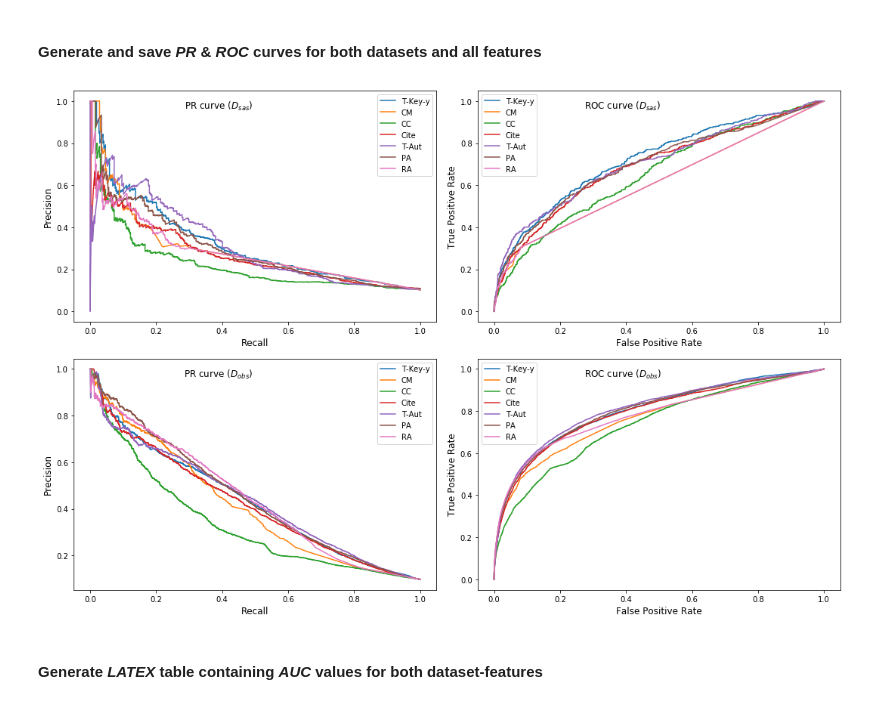
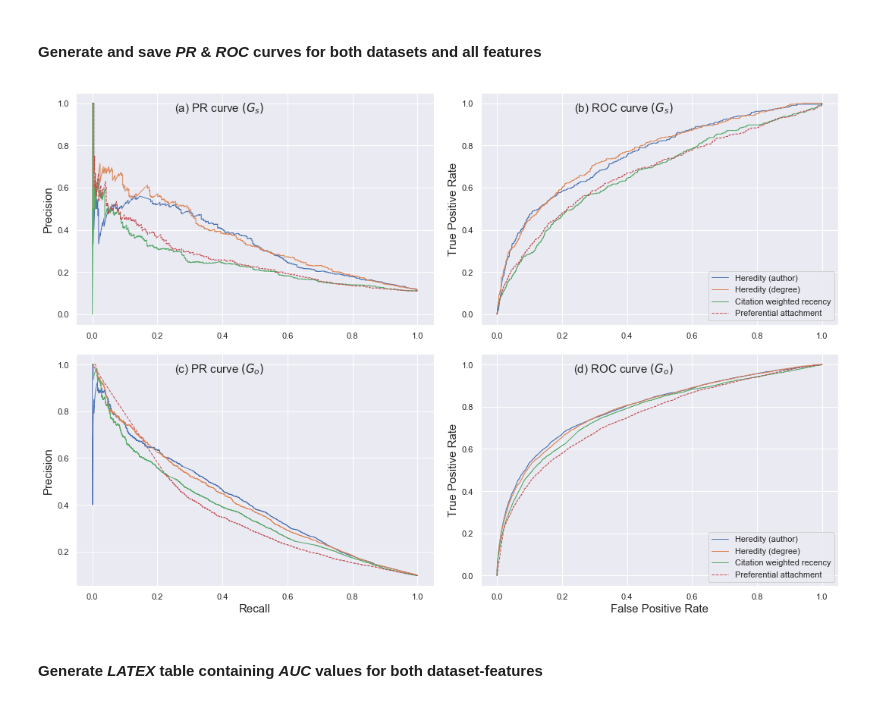
Before and after one commit to ffaisal93/linkPrediction, a Jupyter notebook: link_prediction.ipynb, the cells around one changed output. Saved outputs shown, nothing was run; the diff lists cells and outputs as text; code cells hidden in the pictures.

```diff
--- a/link_prediction.ipynb
+++ b/link_prediction.ipynb
@@ -42,7 +42,7 @@ from keras.models import load_model
 # %%
 #########dataset and domain selection : sleep apnea: 0 ; obesity:1
 importlib.reload(ut)
-select_domain  = 1
+select_domain  = 0
 domain = ['apnea','obesity']
 root = '../linkPrediction/'
 filepath=[['dataset/apnea-all,3.csv',
@@ -72,5 +72,5 @@ graphpath
 # %%
 #######graph building and saving in graphpath: train graph, test graph and parent graph(previous year of train graph)
 importlib.reload(gr)
-time=[2007,2008,2015,1,1,20]
+# time=[1991,1992,1994,1,1,20]
 gr.dynamic_train_test_graph_build(df, key_list, graphpath, time)
@@ -132,0 +158,11 @@ print(len(g_test_static.edges()))
+# %%
+ts=time[1]
+row = train_data[ts].columns.values.tolist()
+######feature column names
+feature_names = row[2:len(row)]
+#X,y, data_len_dm = cl.reshape_feature_data_for_classification(train_data, edge_list, time)
+columns_drop = list(set(feature_names).difference(set(['citation1'])))
+pruned_data = copy.deepcopy(train_data)
+pruned_data = fs.drop_feature_columns(pruned_data, columns_drop, time)
+#data reshape for classification model (data_len_dm=[input sample length, input dimension, output dimension])
+X,y, data_len_dm = cl.reshape_feature_data_for_classification(pruned_data, edge_list, time)
@@ -136,6 +174,8 @@ print(len(g_test_static.edges()))
 importlib.reload(ut)
 train_data = ut.load_data(datapath, domain[select_domain], "train_data", time)
 node_feature = ut.load_data(datapath, domain[select_domain], "node_feature", time)
+edge_list = ut.load_data(datapath, domain[select_domain], "edge_list", time)
 print('train data length:',len(train_data))
 print('node feature length:',len(node_feature))
+print('edge_list length:',len(edge_list))
 # %% [output]
@@ -370,56 +460,72 @@ plt.show()
 # %% [markdown]
 #### Generate and save *PR* & *ROC* curves for both datasets and all features
 # %%
+import seaborn as sns; sns.set(color_codes=True)
+names = {'author':'Heredity (author)','article':'Heredity (article)','degree':'Heredity (degree)','y_weight1':'T-Key-y',
+         'res_aloc':'RA','cm':'Common neighbour','close':'CC','pref':'Preferential attachment',
+         'citation':'Citation weighted recency'}
 plt.figure(figsize=(15,10))
 plt.subplot(2,2,1)
 for i,row in enumerate(results_apnea):
 #     if i==1 or i==2 or i==5 or i==7:
-    name = row['model name'].split('-')[3]
-    plt.plot(row['recall'],row['precision'],label = names[name])
-plt.legend(loc='best')
-plt.title("PR curve $(D_{sas})$", position=(0.4, 0.9),fontsize=12)
-plt.xlabel('Recall', fontsize=12)
-plt.ylabel('Precision', fontsize=12)
+    name = row['model name']
+    if i==4:
+        plt.plot(row['recall'],row['precision'],'--', linewidth=1,label = names[name])
+    elif i==3 or i==0 or i==2:
+        plt.plot(row['recall'],row['precision'],'-', linewidth=1,label = names[name])
+# plt.legend(loc='best',fancybox=True)
+plt.title("(a) PR curve $(G_{s})$", position=(0.4, 0.9),fontsize=15)
+# plt.xlabel('Recall', fontsize=12)
+plt.ylabel('Precision', fontsize=15)
 plt.tight_layout()
 plt.subplot(2,2,2)
 for i,row in enumerate(results_apnea):
 #     if i==1 or i==2 or i==5 or i==7:
-    name = row['model name'].split('-')[3]
-    plt.plot(row['false positive'],row['true positive'],label = names[name])
-plt.legend(loc='best')
-plt.title("ROC curve $(D_{sas})$", position=(0.4, 0.9),fontsize=12)
-plt.xlabel('False Positive Rate', fontsize=12)
-plt.ylabel('True Positive Rate', fontsize=12)
+    name = row['model name']
+    if i==4:
+        plt.plot(row['false positive'],row['true positive'],'--',linewidth=1,label = names[name])
+    elif i==0 or i==3 or i==2:
+        plt.plot(row['false positive'],row['true positive'],'-',linewidth=1,label = names[name])
+plt.legend(loc='lower right')
+plt.title("(b) ROC curve $(G_{s})$", position=(0.4, 0.9),fontsize=15)
+# plt.xlabel('False Positive Rate', fontsize=12)
+plt.ylabel('True Positive Rate', fontsize=15)
 plt.tight_layout()
 
 plt.subplot(2,2,3)
 for i,row in enumerate(results_obesity):
 #     if i==1 or i==2 or i==5 or i==7:
-    name = row['model name'].split('-')[3]
-    plt.plot(row['recall'],row['precision'],label = names[name])
-plt.legend(loc='best')
-plt.title("PR curve $(D_{obs})$", position=(0.4, 0.9),fontsize=12)
-plt.xlabel('Recall', fontsize=12)
-plt.ylabel('Precision', fontsize=12)
+    name = row['model name']
+    if i==4:
+        plt.plot(row['recall'],row['precision'],'--',linewidth=1,label = names[name])
+    elif i==3 or i==0 or i==2:
+        plt.plot(row['recall'],row['precision'],'-',linewidth=1,label = names[name])
+# plt.legend(loc='best')
+plt.title("(c) PR curve $(G_{o})$", position=(0.4, 0.9),fontsize=15)
+plt.xlabel('Recall', fontsize=15)
+plt.ylabel('Precision', fontsize=15)
 plt.tight_layout()
 plt.subplot(2,2,4)
 for i,row in enumerate(results_obesity):
 #     if i==1 or i==2 or i==5 or i==7:
-    name = row['model name'].split('-')[3]
-    plt.plot(row['false positive'],row['true positive'],label = names[name])
-plt.legend(loc='best')
-plt.title("ROC curve $(D_{obs})$", position=(0.4, 0.9),fontsize=12)
-plt.xlabel('False Positive Rate', fontsize=12)
-plt.ylabel('True Positive Rate', fontsize=12)
+    name = row['model name']
+    if i==4:
+        plt.plot(row['false positive'],row['true positive'],'--',linewidth=1,label = names[name])
+    elif i==3 or i==0 or i==2:
+        plt.plot(row['false positive'],row['true positive'],'-',linewidth=1,label = names[name])
+plt.legend(loc='lower right')
+plt.title("(d) ROC curve $(G_{o})$", position=(0.4, 0.9),fontsize=15)
+plt.xlabel('False Positive Rate', fontsize=15)
+plt.ylabel('True Positive Rate', fontsize=15)
 plt.tight_layout()
 ###save
 figpath=root+'dataframes/'
-fig_file_name = os.path.join(figpath,'pr-roc'+ ".png")
+fig_file_name = os.path.join(figpath,'pr-roc-100'+ ".pdf")
 plt.savefig(fig_file_name)
 #show
 plt.show()
 # %% [output]
-[figure, old version]
+[figure, new version]
 # %% [markdown]
 #### Generate *LATEX* table containing *AUC* values for both dataset-features
 # %%
```
Also changed, not shown: parts of 23 cells of this notebook, 4 other files.
